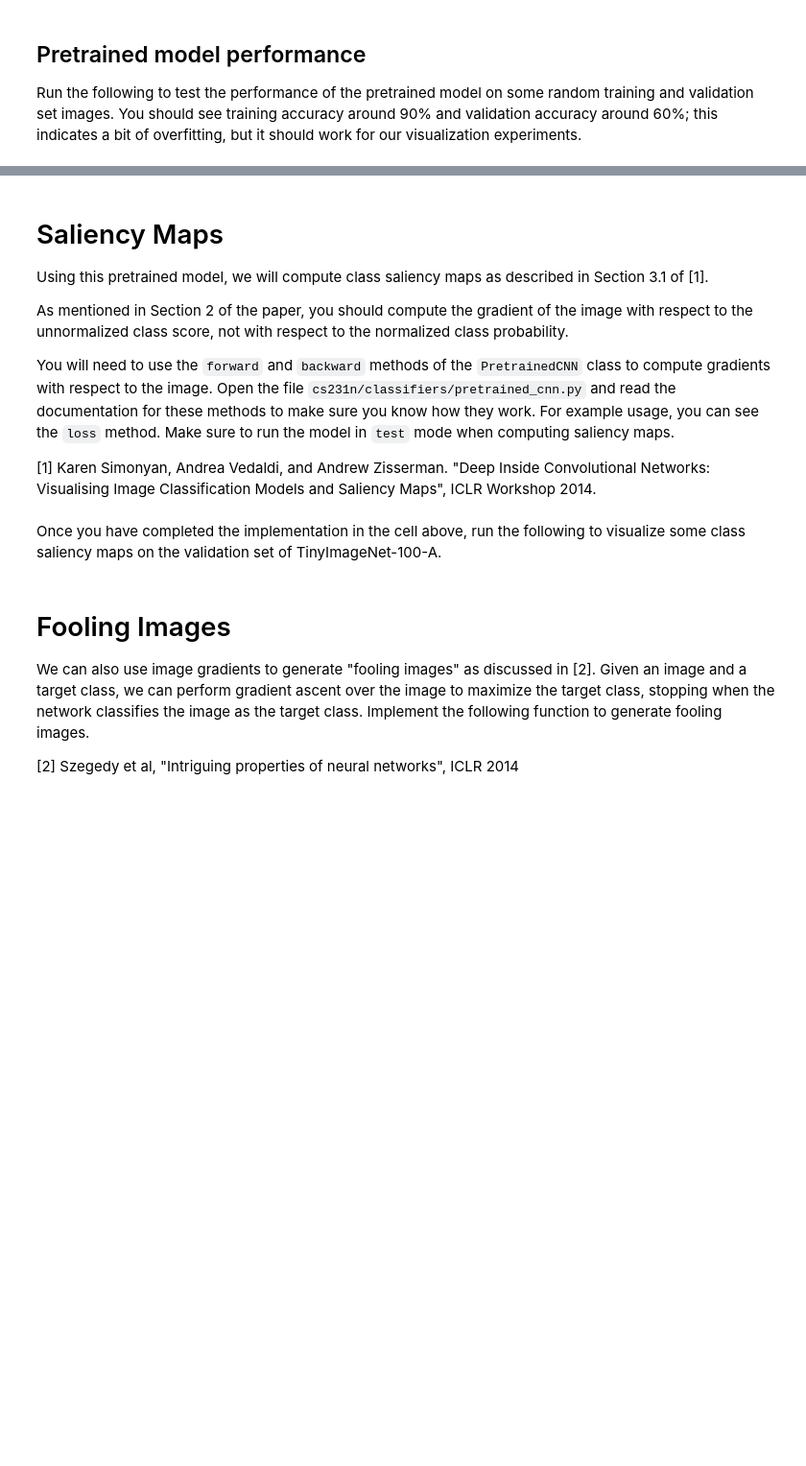
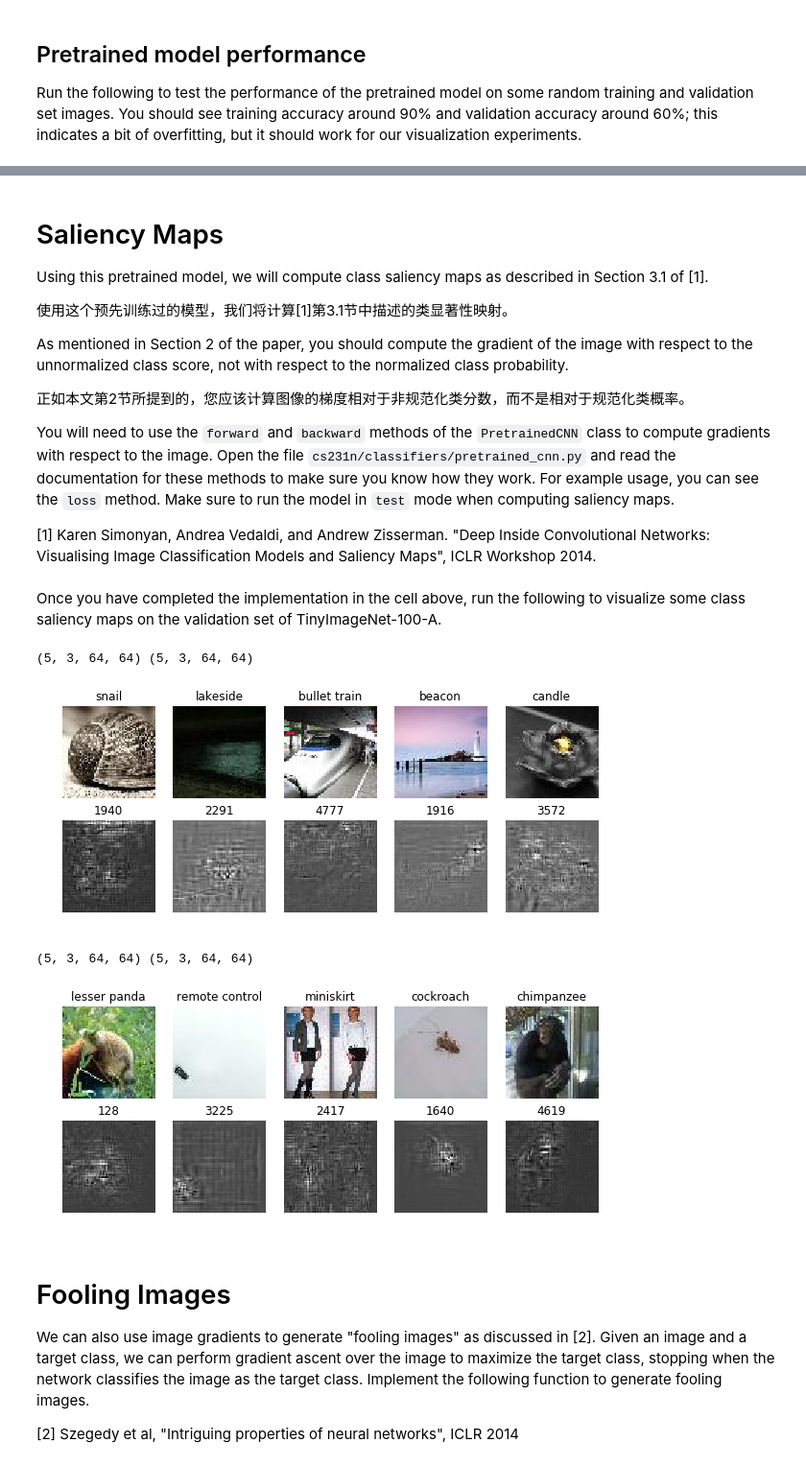
Before and after one commit to le773/cs231n, a Jupyter notebook: assignment3/ImageGradients.ipynb, the cells around one changed output, grey strips where cells are left out. Shown at 96% size. Cells and saved outputs as stored; diff of their text form; code cells hidden in the pictures; blank space fills up the shorter version.

```diff
--- a/assignment3/ImageGradients.ipynb
+++ b/assignment3/ImageGradients.ipynb
@@ -102,7 +122,11 @@ print('Validation accuracy: ', (y_pred == y).mean())
 # Saliency Maps
 Using this pretrained model, we will compute class saliency maps as described in Section 3.1 of [1].
 
+使用这个预先训练过的模型，我们将计算[1]第3.1节中描述的类显著性映射。
+
 As mentioned in Section 2 of the paper, you should compute the gradient of the image with respect to the unnormalized class score, not with respect to the normalized class probability.
+
+正如本文第2节所提到的，您应该计算图像的梯度相对于非规范化类分数，而不是相对于规范化类概率。
 
 You will need to use the `forward` and `backward` methods of the `PretrainedCNN` class to compute gradients with respect to the image. Open the file `cs231n/classifiers/pretrained_cnn.py` and read the documentation for these methods to make sure you know how they work. For example usage, you can see the `loss` method. Make sure to run the model in `test` mode when computing saliency maps.
 
@@ -145,29 +169,34 @@ Once you have completed the implementation in the cell above, run the following
 # %%
 def show_saliency_maps(mask):
   mask = np.asarray(mask)
   X = data['X_val'][mask]
   y = data['y_val'][mask]
 
   saliency = compute_saliency_maps(X, y, model)
 
-  for i in xrange(mask.size):
+  for i in range(mask.size):
     plt.subplot(2, mask.size, i + 1)
     plt.imshow(deprocess_image(X[i], data['mean_image']))
     plt.axis('off')
     plt.title(data['class_names'][y[i]][0])
     plt.subplot(2, mask.size, mask.size + i + 1)
     plt.title(mask[i])
     plt.imshow(saliency[i])
     plt.axis('off')
   plt.gcf().set_size_inches(10, 4)
   plt.show()
 
 # Show some random images
 mask = np.random.randint(data['X_val'].shape[0], size=5)
 show_saliency_maps(mask)
 
 # These are some cherry-picked images that should give good results
 show_saliency_maps([128, 3225, 2417, 1640, 4619])
+# %% [output]
+(5, 3, 64, 64) (5, 3, 64, 64)
+[figure, added]
+(5, 3, 64, 64) (5, 3, 64, 64)
+[figure, added]
 # %% [markdown]
 # Fooling Images
 We can also use image gradients to generate "fooling images" as discussed in [2]. Given an image and a target class, we can perform gradient ascent over the image to maximize the target class, stopping when the network classifies the image as the target class. Implement the following function to generate fooling images.
```
Also changed, not shown: parts of 8 cells of this notebook, 6 other files.
